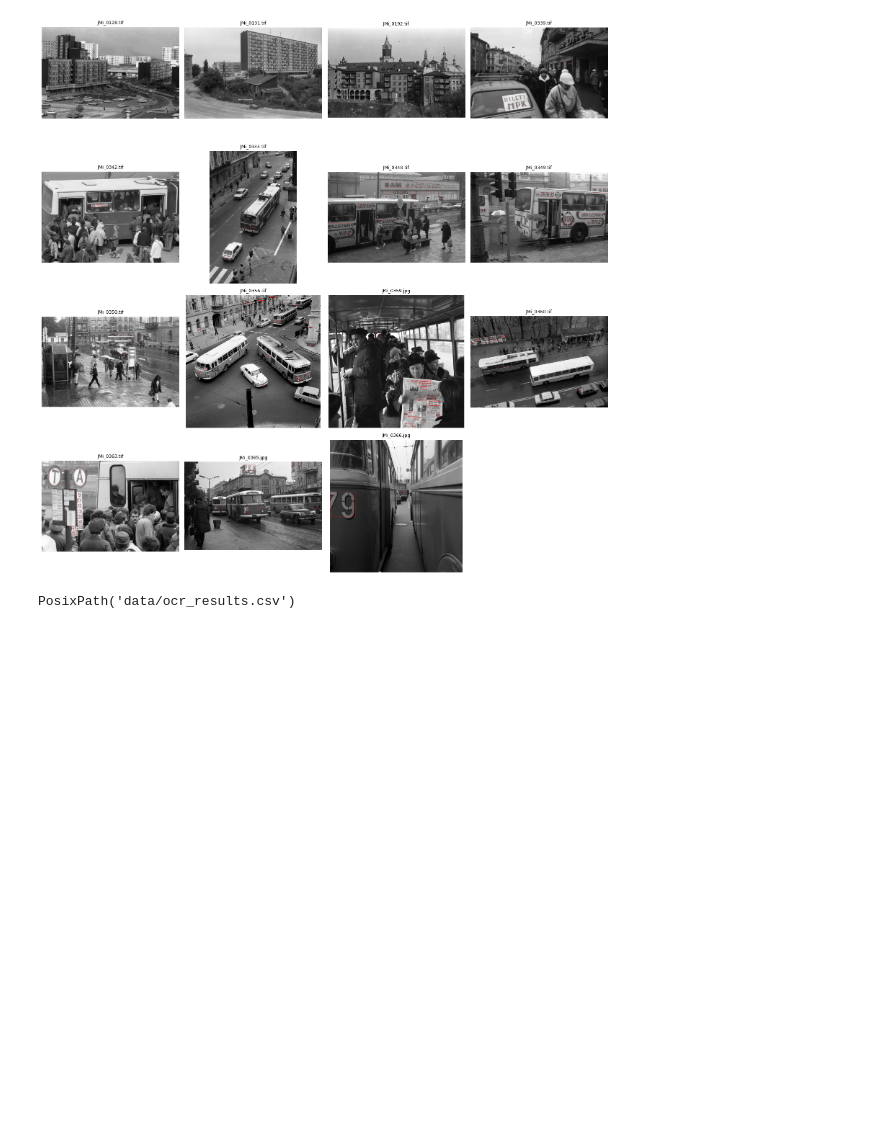
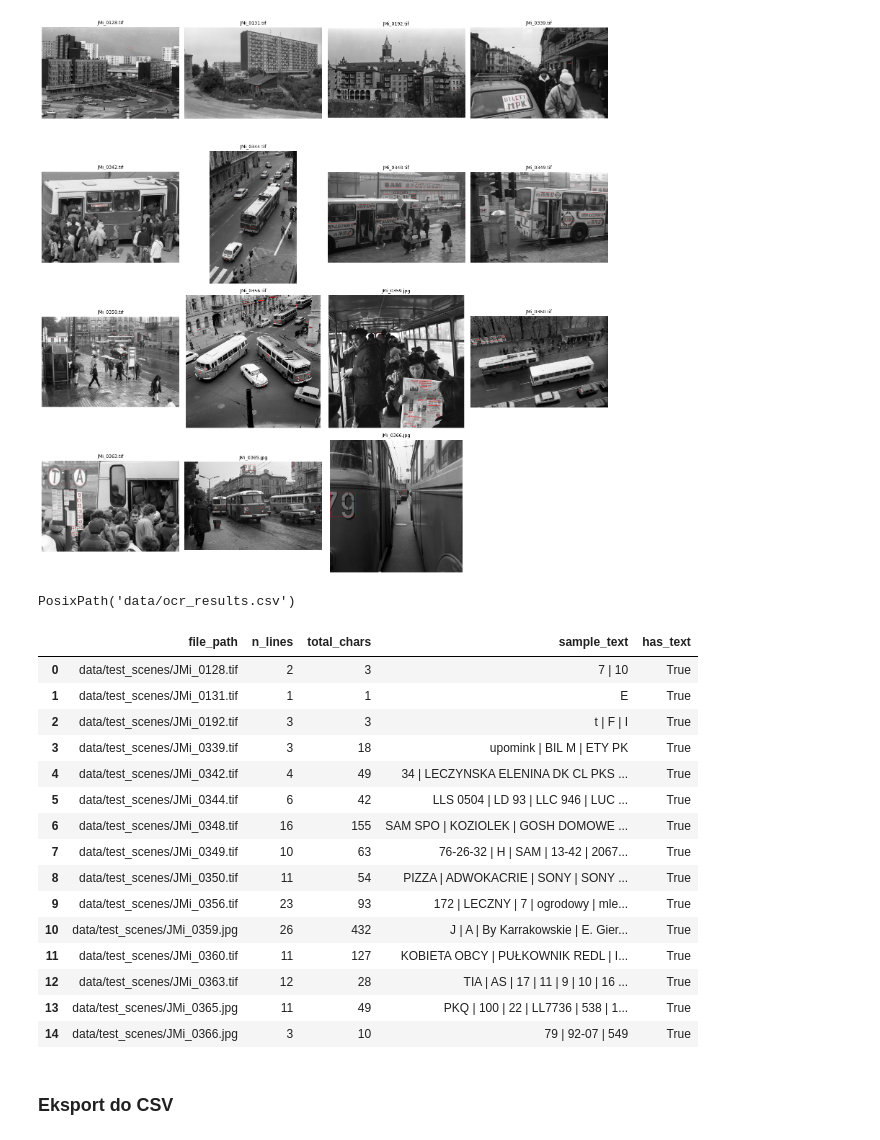
Before and after one commit to OlgaSzum/MetaLogic, a Jupyter notebook: notebooks/05_ocr_yolo_pipeline.ipynb, the cells around one changed output. Drawn from its saved outputs; the diff is of its cells as text; code cells hidden in the pictures; blank space fills up the shorter version.

```diff
--- a/notebooks/05_ocr_yolo_pipeline.ipynb
+++ b/notebooks/05_ocr_yolo_pipeline.ipynb
@@ -291,3 +291,55 @@ df_ocr.to_csv(OUT_CSV, index=False)
 OUT_CSV
 # %% [output]
 PosixPath('data/ocr_results.csv')
+# %%
+# %%
+"""
+Agregacja wyników OCR per obraz:
+- wykrywanie, czy zdjęcie ma tekst (has_text)
+- liczba linii i długość tekstu
+"""
+
+def summarize_ocr(df_ocr: pd.DataFrame) -> pd.DataFrame:
+    if df_ocr.empty:
+        print("df_ocr jest pusty – brak wyników OCR.")
+        return pd.DataFrame()
+
+    # grupowanie po pliku
+    grp = df_ocr.groupby("file_path")["text"]
+
+    df_summary = pd.DataFrame({
+        "n_lines": grp.apply(lambda s: sum(bool(str(t).strip()) for t in s)),
+        "total_chars": grp.apply(lambda s: sum(len(str(t)) for t in s)),
+        "sample_text": grp.apply(
+            lambda s: " | ".join(str(t).strip() for t in s if str(t).strip())[:300]
+        ),
+    })
+
+    df_summary["has_text"] = df_summary["n_lines"] > 0
+
+    return df_summary.reset_index()
+
+df_ocr_summary = summarize_ocr(df_ocr)
+pd.set_option("display.max_rows", None)
+pd.set_option("display.max_colwidth", None)
+
+df_ocr_summary
+# %% [output]
+|  | file_path | n_lines | total_chars | sample_text | has_text |
+| 0 | data/test_scenes/JMi_0128.tif | 2 | 3 | 7 | 10 | True |
+| 1 | data/test_scenes/JMi_0131.tif | 1 | 1 | E | True |
+| 2 | data/test_scenes/JMi_0192.tif | 3 | 3 | t | F | I | True |
+| 3 | data/test_scenes/JMi_0339.tif | 3 | 18 | upomink | BIL M | ETY PK | True |
+| 4 | data/test_scenes/JMi_0342.tif | 4 | 49 | 34 | LECZYNSKA ELENINA DK CL PKS ... | True |
+| 5 | data/test_scenes/JMi_0344.tif | 6 | 42 | LLS 0504 | LD 93 | LLC 946 | LUC ... | True |
+| 6 | data/test_scenes/JMi_0348.tif | 16 | 155 | SAM SPO | KOZIOLEK | GOSH DOMOWE ... | True |
+| 7 | data/test_scenes/JMi_0349.tif | 10 | 63 | 76-26-32 | H | SAM | 13-42 | 2067... | True |
+| 8 | data/test_scenes/JMi_0350.tif | 11 | 54 | PIZZA | ADWOKACRIE | SONY | SONY ... | True |
+| 9 | data/test_scenes/JMi_0356.tif | 23 | 93 | 172 | LECZNY | 7 | ogrodowy | mle... | True |
+| 10 | data/test_scenes/JMi_0359.jpg | 26 | 432 | J | A | By Karrakowskie | E. Gier... | True |
+| 11 | data/test_scenes/JMi_0360.tif | 11 | 127 | KOBIETA OBCY | PUŁKOWNIK REDL | I... | True |
+| 12 | data/test_scenes/JMi_0363.tif | 12 | 28 | TIA | AS | 17 | 11 | 9 | 10 | 16 ... | True |
+| 13 | data/test_scenes/JMi_0365.jpg | 11 | 49 | PKQ | 100 | 22 | LL7736 | 538 | 1... | True |
+| 14 | data/test_scenes/JMi_0366.jpg | 3 | 10 | 79 | 92-07 | 549 | True |
+# %% [markdown]
+### Eksport do CSV
```
Also changed, not shown: parts of 1 cell of this notebook.
